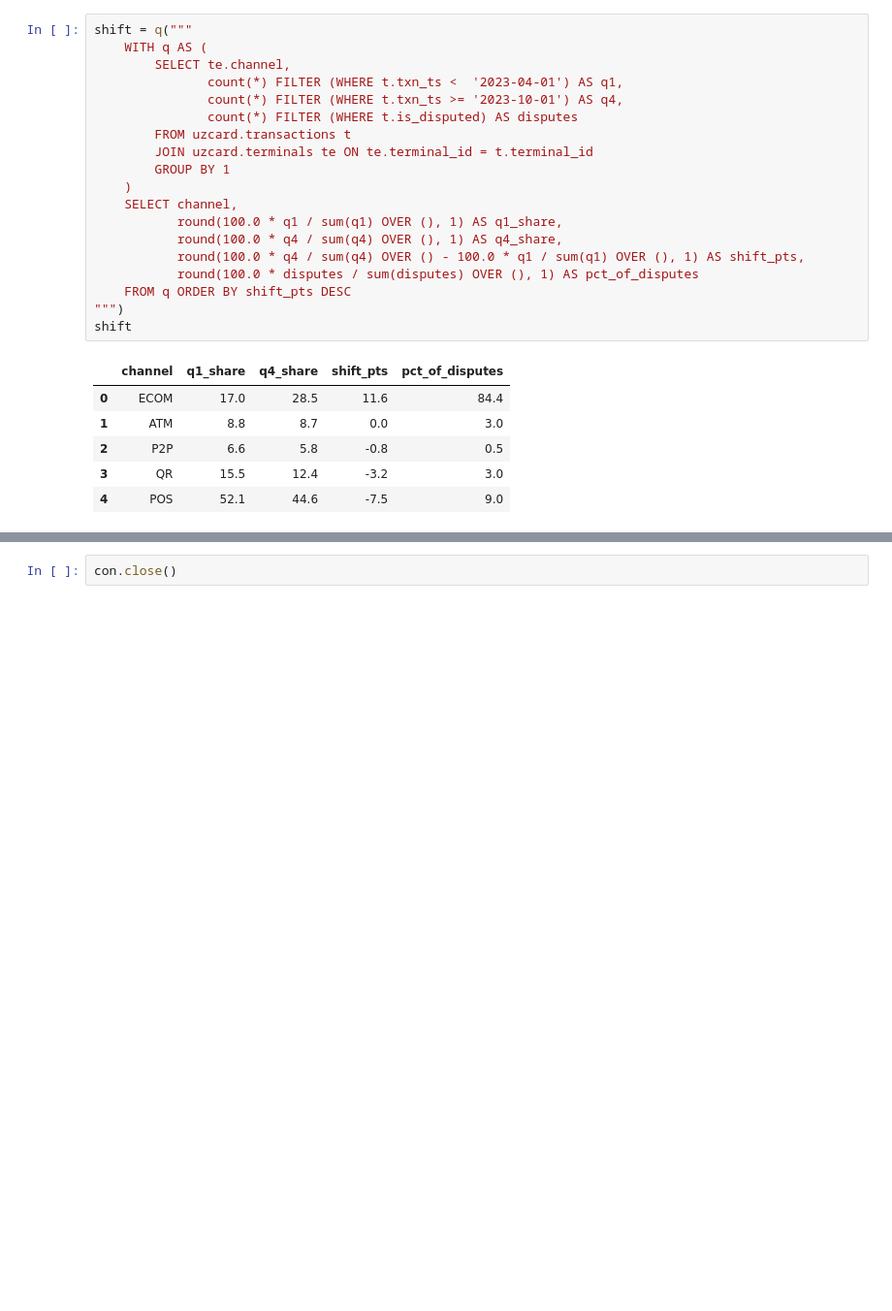
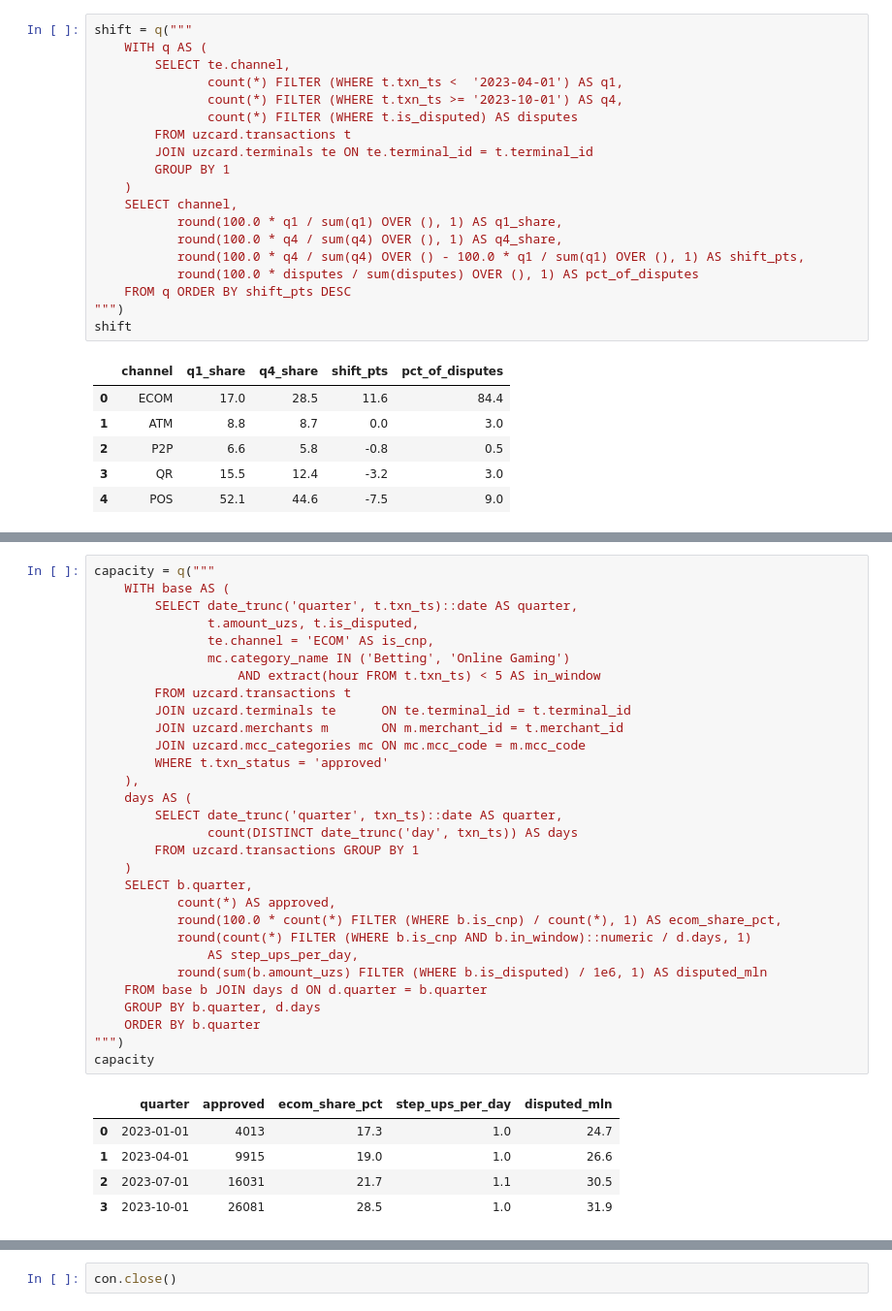
Before and after one commit to Shahzodo5o4/data-analyst-portfolio, a Jupyter notebook: uzcard-payments-analysis/notebooks/01-analysis.ipynb, the cells around one changed output, grey strips where cells are left out. Shown at 97% size. Drawn from its saved outputs; the diff is of its cells as text; blank space fills up the shorter version.

```diff
--- a/uzcard-payments-analysis/notebooks/01-analysis.ipynb
+++ b/uzcard-payments-analysis/notebooks/01-analysis.ipynb
@@ -660,0 +979,36 @@ protection card-not-present traffic gets today has to scale with it.
+# %%
+capacity = q("""
+    WITH base AS (
+        SELECT date_trunc('quarter', t.txn_ts)::date AS quarter,
+               t.amount_uzs, t.is_disputed,
+               te.channel = 'ECOM' AS is_cnp,
+               mc.category_name IN ('Betting', 'Online Gaming')
+                   AND extract(hour FROM t.txn_ts) < 5 AS in_window
+        FROM uzcard.transactions t
+        JOIN uzcard.terminals te      ON te.terminal_id = t.terminal_id
+        JOIN uzcard.merchants m       ON m.merchant_id = t.merchant_id
+        JOIN uzcard.mcc_categories mc ON mc.mcc_code = m.mcc_code
+        WHERE t.txn_status = 'approved'
+    ),
+    days AS (
+        SELECT date_trunc('quarter', txn_ts)::date AS quarter,
+               count(DISTINCT date_trunc('day', txn_ts)) AS days
+        FROM uzcard.transactions GROUP BY 1
+    )
+    SELECT b.quarter,
+           count(*) AS approved,
+           round(100.0 * count(*) FILTER (WHERE b.is_cnp) / count(*), 1) AS ecom_share_pct,
+           round(count(*) FILTER (WHERE b.is_cnp AND b.in_window)::numeric / d.days, 1)
+               AS step_ups_per_day,
+           round(sum(b.amount_uzs) FILTER (WHERE b.is_disputed) / 1e6, 1) AS disputed_mln
+    FROM base b JOIN days d ON d.quarter = b.quarter
+    GROUP BY b.quarter, d.days
+    ORDER BY b.quarter
+""")
+capacity
+# %% [output]
+|  | quarter | approved | ecom_share_pct | step_ups_per_day | disputed_mln |
+| 0 | 2023-01-01 | 4013 | 17.3 | 1.0 | 24.7 |
+| 1 | 2023-04-01 | 9915 | 19.0 | 1.0 | 26.6 |
+| 2 | 2023-07-01 | 16031 | 21.7 | 1.1 | 30.5 |
+| 3 | 2023-10-01 | 26081 | 28.5 | 1.0 | 31.9 |
```
Also changed, not shown: parts of 15 cells of this notebook, 17 other files.
